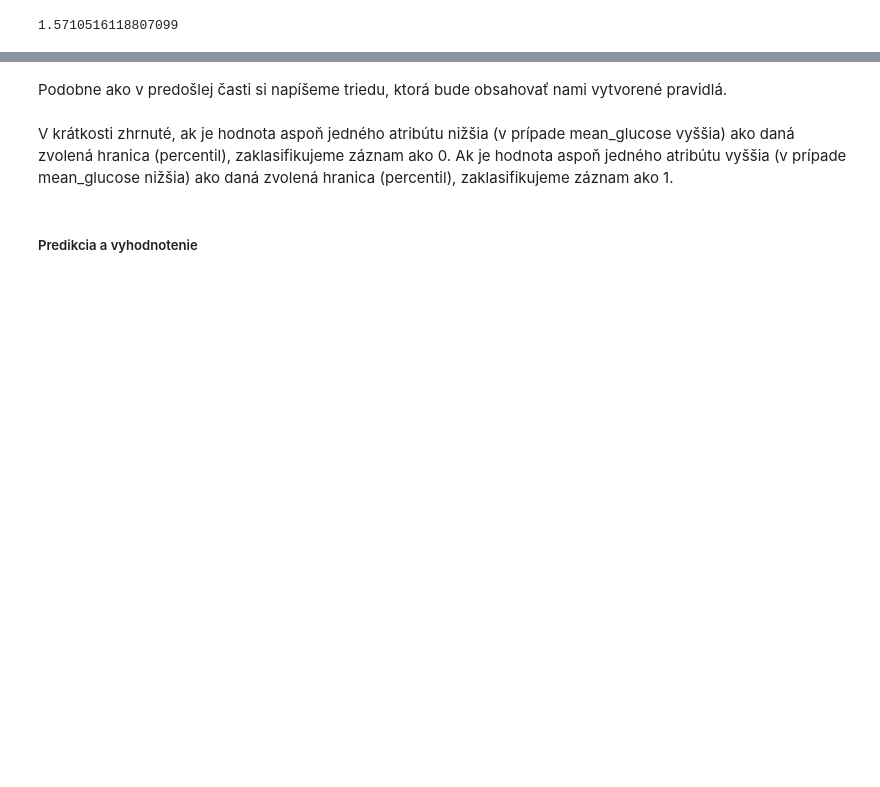
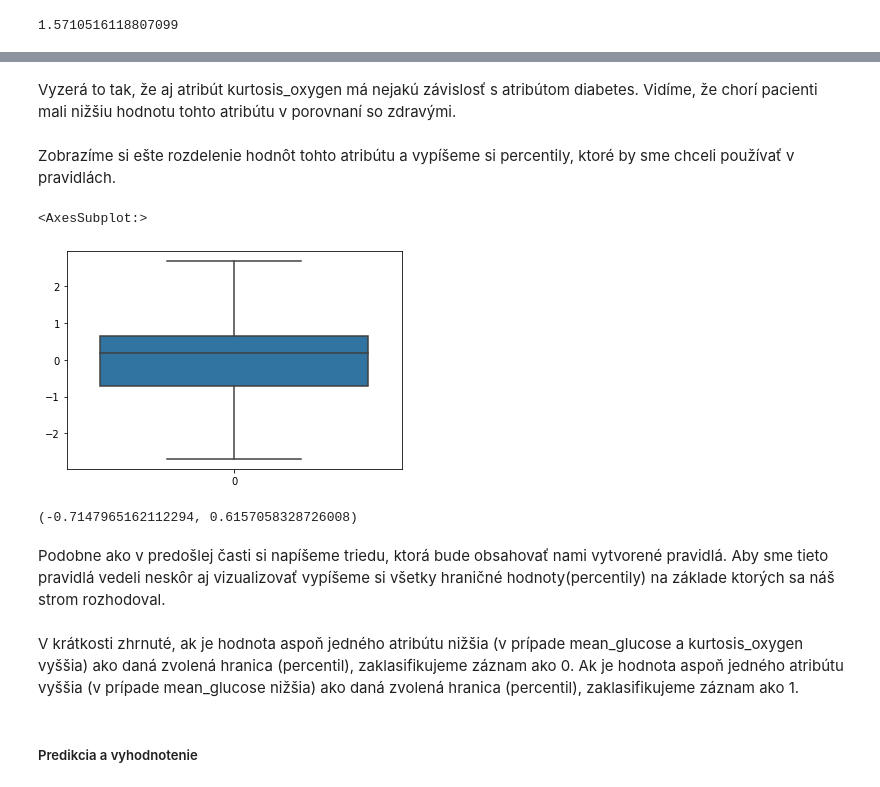
Before and after one commit to martinbudinsky3/diabetes-prediction, a Jupyter notebook: Budinsky_Balekova_Strojove_ucenie.ipynb, the cells around one changed output, grey strips where cells are left out. Drawn from its saved outputs; the diff is of its cells as text; code cells hidden in the pictures; blank space fills up the shorter version.

Commit message:
doplnenie piateho atributu do stromu, vizualizacia manualne vytvorenych stromov, porovnanie strategii doplnania, upravenie pipeline o odstranovanie riadkov

```diff
--- a/Budinsky_Balekova_Strojove_ucenie.ipynb
+++ b/Budinsky_Balekova_Strojove_ucenie.ipynb
@@ -746,5 +766,21 @@ np.percentile(test_data['age'], 95, interpolation = 'midpoint')
+# %% [markdown]
+Vyzerá to tak, že aj atribút kurtosis_oxygen má nejakú závislosť s atribútom diabetes. Vidíme, že chorí pacienti mali nižšiu hodnotu tohto atribútu v porovnaní so zdravými.
+# %% [markdown]
+Zobrazíme si ešte rozdelenie hodnôt tohto atribútu a vypíšeme si percentily, ktoré by sme chceli používať v pravidlách.
+# %%
+sns.boxplot(data=train_data.kurtosis_oxygen)
+# %% [output]
+<AxesSubplot:>
+[figure, added]
+# %%
+kurtosis_ox_Q1 = np.percentile(train_data['kurtosis_oxygen'], 25, interpolation = 'midpoint')
+kurtosis_ox_Q3 = np.percentile(train_data['skewness_glucose'], 75, interpolation = 'midpoint')
+
+kurtosis_ox_Q1, kurtosis_ox_Q3
+# %% [output]
+(-0.7147965162112294, 0.6157058328726008)
 # %% [markdown]
-Podobne ako v predošlej časti si napíšeme triedu, ktorá bude obsahovať nami vytvorené pravidlá.
+Podobne ako v predošlej časti si napíšeme triedu, ktorá bude obsahovať nami vytvorené pravidlá. Aby sme tieto pravidlá vedeli neskôr aj vizualizovať vypíšeme si všetky hraničné hodnoty(percentily) na základe ktorých sa náš strom rozhodoval.
 # %%
 class MultipleAttributesDecisionRules():
 
@@ -791,6 +850,6 @@ class MultipleAttributesDecisionRules():
 
         return predicted
 # %% [markdown]
-V krátkosti zhrnuté, ak je hodnota aspoň jedného atribútu nižšia (v prípade mean_glucose vyššia) ako daná zvolená hranica (percentil), zaklasifikujeme záznam ako 0. Ak je hodnota aspoň jedného atribútu vyššia (v prípade mean_glucose nižšia) ako daná zvolená hranica (percentil), zaklasifikujeme záznam ako 1.
+V krátkosti zhrnuté, ak je hodnota aspoň jedného atribútu nižšia (v prípade mean_glucose a kurtosis_oxygen vyššia) ako daná zvolená hranica (percentil), zaklasifikujeme záznam ako 0. Ak je hodnota aspoň jedného atribútu vyššia (v prípade mean_glucose nižšia) ako daná zvolená hranica (percentil), zaklasifikujeme záznam ako 1.
 # %% [markdown]
 ##### Predikcia a vyhodnotenie
```
Also changed, not shown: parts of 61 cells of this notebook, 2 other files.
